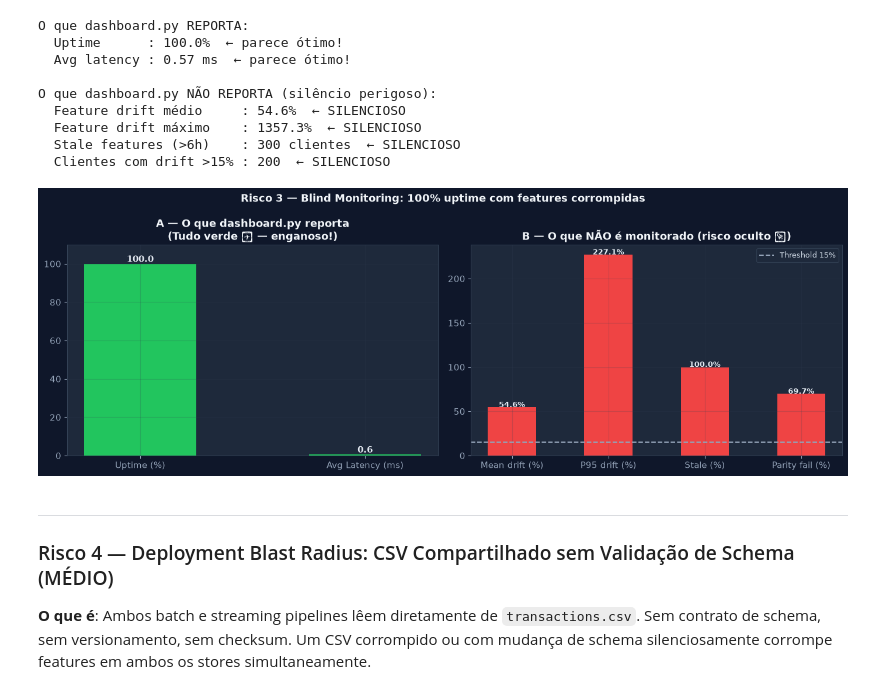
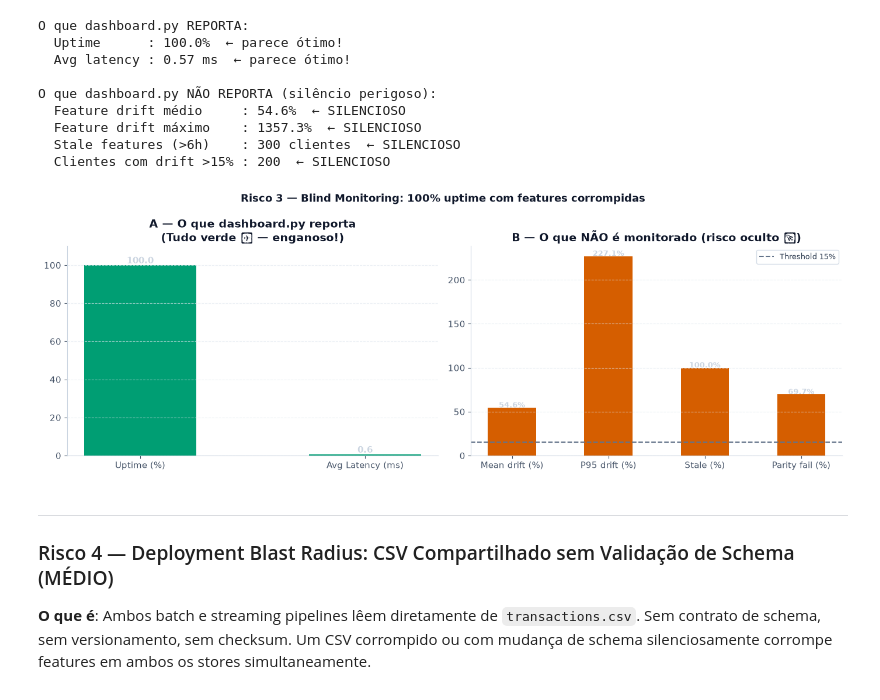
Before and after one commit to Cristiano2132/nubank-model-risk-business-case, a Jupyter notebook: business_case_answers.ipynb, the cells around one changed output. Saved outputs shown, nothing was run; the diff lists cells and outputs as text; code cells hidden in the pictures.

```diff
--- a/business_case_answers.ipynb
+++ b/business_case_answers.ipynb
@@ -323,37 +331,37 @@ O que dashboard.py NÃO REPORTA (silêncio perigoso):
 # %%
 fig, axes = plt.subplots(1, 2, figsize=(14, 5))
 fig.suptitle('Risco 3 — Blind Monitoring: 100% uptime com features corrompidas',
-             fontsize=13, color='#f1f5f9', fontweight='bold')
+             fontsize=13, color='#0f172a', fontweight='bold')
 
 ax = axes[0]
 ax.bar(['Uptime (%)', 'Avg Latency (ms)'],
        [uptime_pct, avg_latency],
        color=COL_LO, edgecolor='none', width=0.5)
 ax.set_ylim(0, 110)
-ax.set_title('A — O que dashboard.py reporta\n(Tudo verde ✅ — enganoso!)'); ax.grid(True, alpha=0.2)
+ax.set_title('A — O que dashboard.py reporta\n(Tudo verde ✅ — enganoso!)'); style_chart(ax)
 for bar in ax.patches:
     ax.text(bar.get_x()+bar.get_width()/2, bar.get_height()+1,
-            f'{bar.get_height():.1f}', ha='center', color='#e2e8f0', fontweight='bold')
+            f'{bar.get_height():.1f}', ha='center', color='#cbd5e1', fontweight='bold')
 
 ax = axes[1]
 n_total = len(df_merged)
 missing = {
     'Mean drift (%)':   mean_drift,
     'P95 drift (%)':    df_merged['abs_delta'].quantile(0.95),
     'Stale (%)':        df_online_s['is_stale'].mean() * 100,
     'Parity fail (%)':  n_drift_fail / n_total * 100,
 }
 cols_m = [COL_HI if v > 15 else COL_MED for v in missing.values()]
 bars = ax.bar(list(missing.keys()), list(missing.values()), color=cols_m, edgecolor='none', width=0.5)
-ax.axhline(15, color='#94a3b8', lw=1.5, linestyle='--', label='Threshold 15%')
-ax.set_title('B — O que NÃO é monitorado (risco oculto 🚨)'); ax.legend(fontsize=9); ax.grid(True, alpha=0.2)
+ax.axhline(15, color='#64748b', lw=1.5, linestyle='--', label='Threshold 15%')
+ax.set_title('B — O que NÃO é monitorado (risco oculto 🚨)'); ax.legend(fontsize=9); style_chart(ax)
 for bar in bars:
     ax.text(bar.get_x() + bar.get_width()/2, bar.get_height() + 0.3, f'{bar.get_height():.1f}%',
-            ha='center', color='#e2e8f0', fontweight='bold', fontsize=9)
+            ha='center', color='#cbd5e1', fontweight='bold', fontsize=9)
 fig.tight_layout()
 plt.show()
 # %% [output]
-[figure, old version]
+[figure, new version]
 # %% [markdown]
 ---
 ### Risco 4 — Deployment Blast Radius: CSV Compartilhado sem Validação de Schema (MÉDIO)
```
Also changed, not shown: parts of 13 cells of this notebook.
